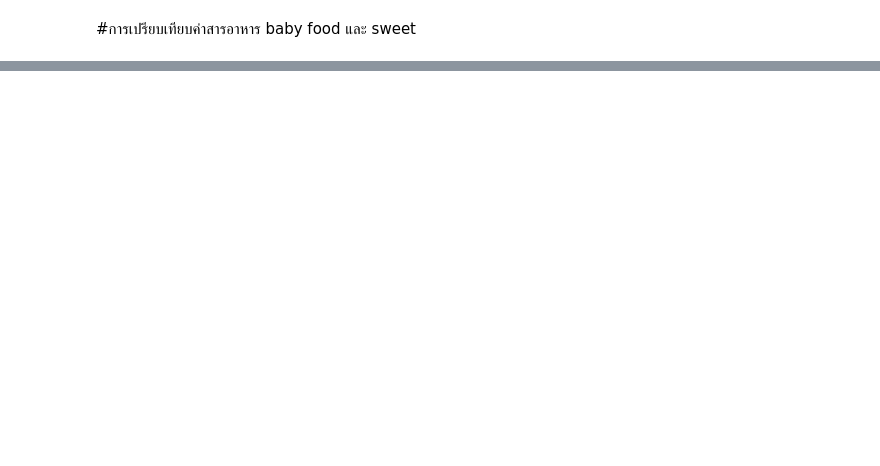
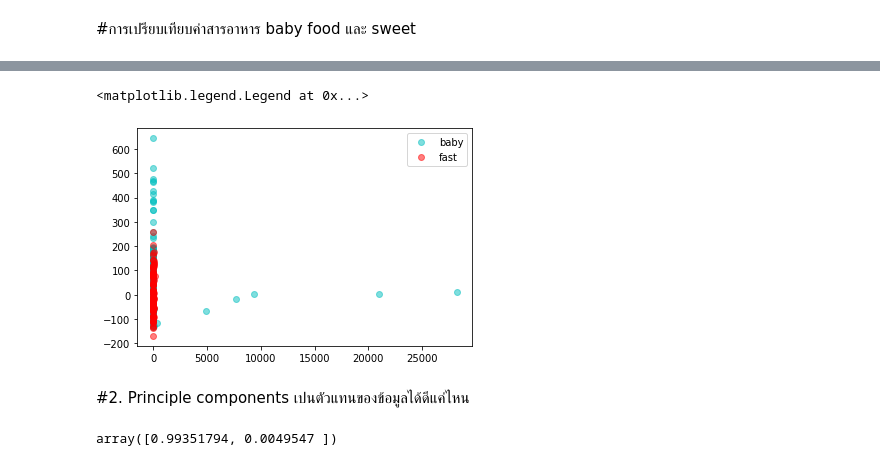
Before and after one commit to chalarm1405/multivariate, a Jupyter notebook: chapter_3_PCA.ipynb, the cells around one changed output, grey strips where cells are left out. Drawn from its saved outputs; the diff is of its cells as text; code cells hidden in the pictures; blank space fills up the shorter version.

```diff
--- a/chapter_3_PCA.ipynb
+++ b/chapter_3_PCA.ipynb
@@ -739,3 +737,16 @@ ValueError: ignored
 # %%
 baby_pca = pca.transform(bb[bb['FoodGroup']==1].iloc[:,1:].to_numpy())
 fast_pca = pca.transform(bb[bb['FoodGroup']==8].iloc[:,1:].to_numpy())
+# %%
+plt.plot(baby_pca[:,0],baby_pca[:,1],'oc',alpha=0.5,label='baby')
+plt.plot(fast_pca[:,0],fast_pca[:,1],'or',alpha=0.5,label='fast')
+plt.legend()
+# %% [output]
+<matplotlib.legend.Legend at 0x...>
+[figure, added]
+# %% [markdown]
+#2. Principle components เปนตัวแทนของข้อมูลได้ดีแค่ไหน
+# %%
+pca.explained_variance_ratio_
+# %% [output]
+array([0.99351794, 0.0049547 ])
```
Also changed, not shown: parts of 7 cells of this notebook.
